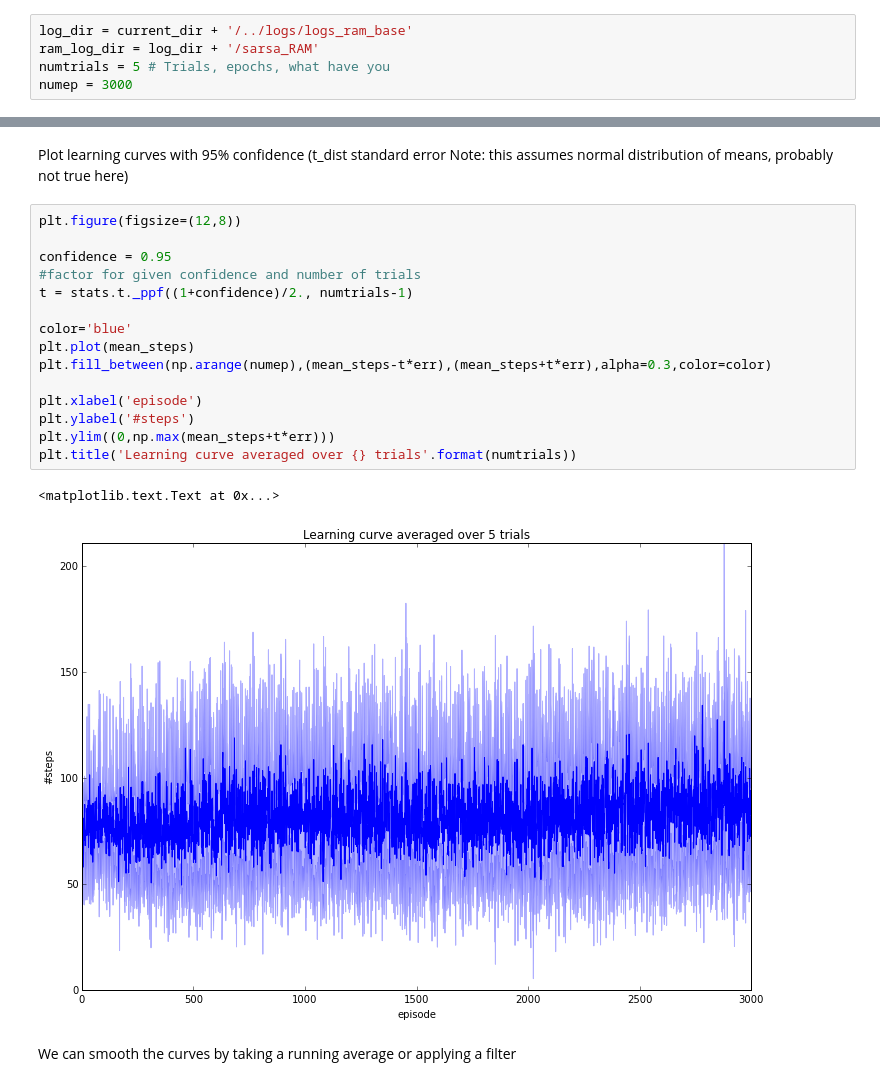
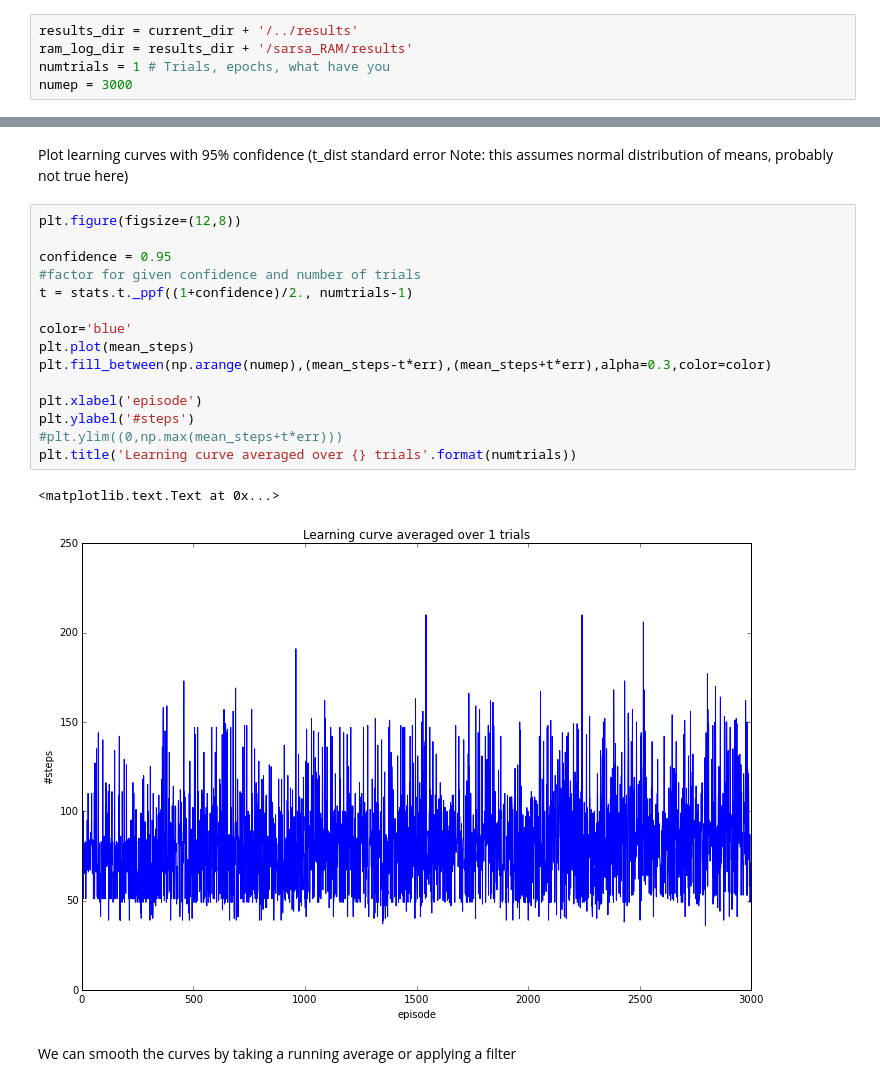
Before and after one commit to pvrancx/PyALE, a Jupyter notebook: notebooks/compareSarsa.ipynb, the cells around one changed output, grey strips where cells are left out. Drawn from its saved outputs; the diff is of its cells as text.

```diff
--- a/notebooks/compareSarsa.ipynb
+++ b/notebooks/compareSarsa.ipynb
@@ -8,9 +8,9 @@ current_dir = %pwd
 # %% [markdown]
 # Sarsa using RAM features
 # %%
-log_dir = current_dir + '/../logs/logs_ram_base'
-ram_log_dir = log_dir + '/sarsa_RAM'
-numtrials = 5 # Trials, epochs, what have you
+results_dir = current_dir + '/../results'
+ram_log_dir = results_dir + '/sarsa_RAM/results'
+numtrials = 1 # Trials, epochs, what have you
 numep = 3000
 # %%
 # Have a look at the data if you want
@@ -45,21 +55,21 @@ Plot learning curves with 95% confidence (t_dist standard error Note: this assum
 # %%
 plt.figure(figsize=(12,8))
 
 confidence = 0.95
 #factor for given confidence and number of trials
 t = stats.t._ppf((1+confidence)/2., numtrials-1)
 
 color='blue'
 plt.plot(mean_steps)
 plt.fill_between(np.arange(numep),(mean_steps-t*err),(mean_steps+t*err),alpha=0.3,color=color)
 
 plt.xlabel('episode')
 plt.ylabel('#steps')
-plt.ylim((0,np.max(mean_steps+t*err)))
+#plt.ylim((0,np.max(mean_steps+t*err)))
 plt.title('Learning curve averaged over {} trials'.format(numtrials))
 # %% [output]
 <matplotlib.text.Text at 0x...>
-[figure, old version]
+[figure, new version]
 # %% [markdown]
 We can smooth the curves by taking a running average or applying a filter
 # %%
```
Also changed, not shown: parts of 4 cells of this notebook, 2 other files.
